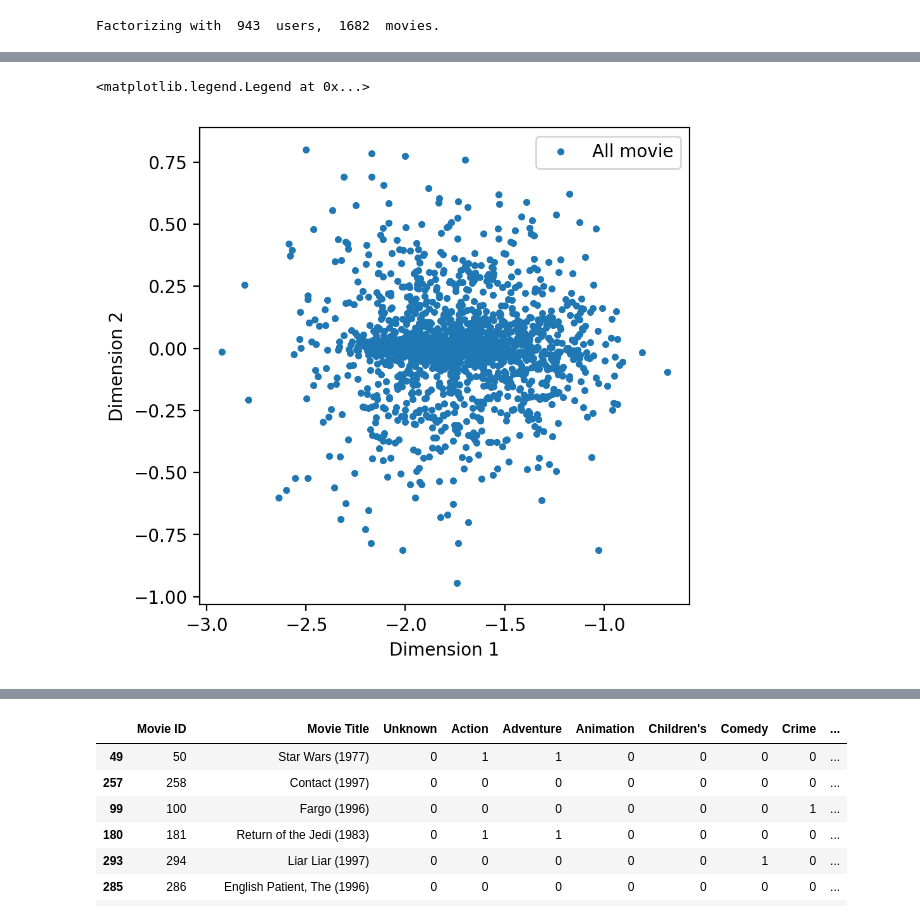
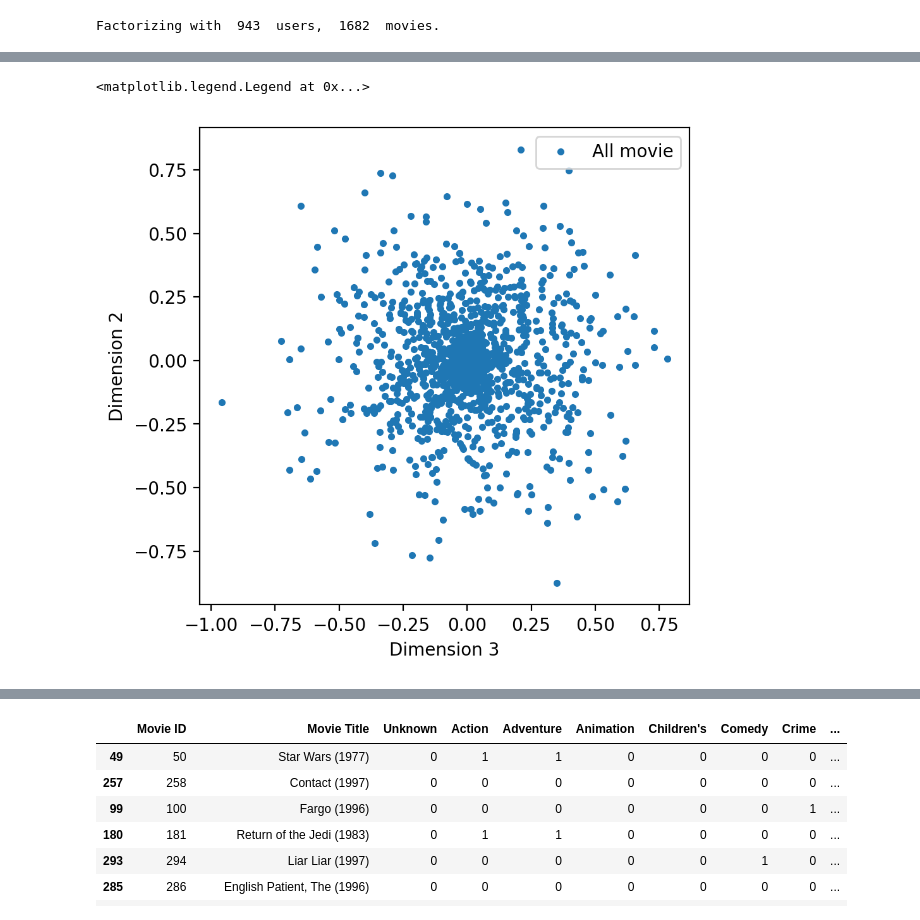
Before and after one commit to LiyinHe/CS155_project2, a Jupyter notebook: Basic_Learn_YM.ipynb, the cells around one changed output, grey strips where cells are left out. Cells and saved outputs as stored; diff of their text form; code cells hidden in the pictures.

```diff
--- a/Basic_Learn_YM.ipynb
+++ b/Basic_Learn_YM.ipynb
@@ -131,12 +178,12 @@ Text(0, 0.5, 'Movie average rating')
 # %%
 plt.figure(figsize=(5, 5))
-plt.plot(rotV[:, 0], rotV[:, 1], '.', label='All movie')
-plt.xlabel('Dimension 1')
+plt.plot(rotV[:, 2], rotV[:, 1], '.', label='All movie')
+plt.xlabel('Dimension 3')
 plt.ylabel('Dimension 2')
 plt.legend()
 # %% [output]
 <matplotlib.legend.Legend at 0x...>
-[figure, old version]
+[figure, new version]
 # %%
 mMovies = copy.deepcopy(rMovies)
 sortMovies = mMovies.sort_values(ascending = False, by=['Rate Number'])
```
Also changed, not shown: parts of 17 cells of this notebook.
